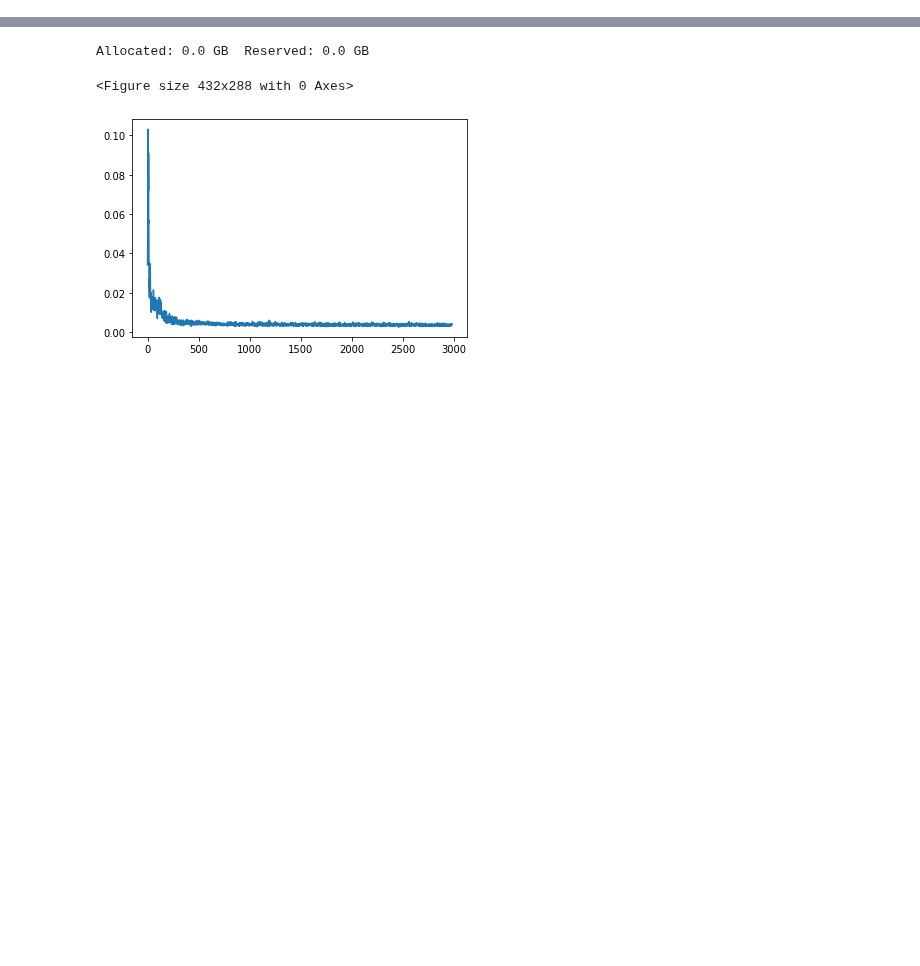
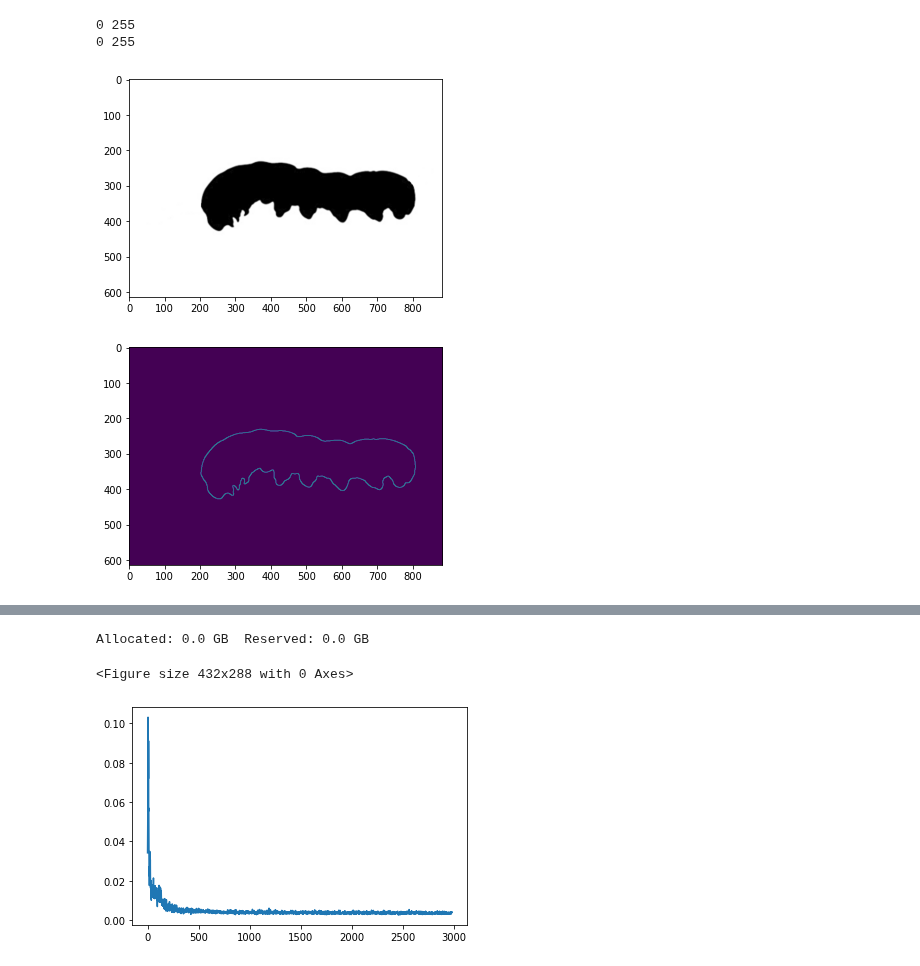
Before and after one commit to pzpzpzp1/wassflow, a Jupyter notebook: cnf-sinkhorn-demo.ipynb, the cells around one changed output, grey strips where cells are left out. Saved outputs shown, nothing was run; the diff lists cells and outputs as text; code cells hidden in the pictures; blank space fills up the shorter version.

```diff
--- a/cnf-sinkhorn-demo.ipynb
+++ b/cnf-sinkhorn-demo.ipynb
@@ -70,3 +90,18 @@ plt.show()
+# %%
+name = 'caterpillar.png'
+# name = 'butterfly.jpg'
+img = cv.imread(name);
+edges = cv.Canny(img,50,200)
+print(img.min(),img.max())
+print(edges.min(),edges.max())
+plt.imshow(img);plt.show()
+plt.imshow(edges);plt.show()
+i2 = img.copy()
+# %% [output]
+0 255
+0 255
+[figure, added]
+[figure, added]
 # %%
 z_target = ImageDataset.normalize_samples(torch.stack((dat3, dat6)).to(device));
 # usesiren = False; first_omega_0=20; sigmac = 10;
```
Also changed, not shown: parts of 3 cells of this notebook, 1 other file.
